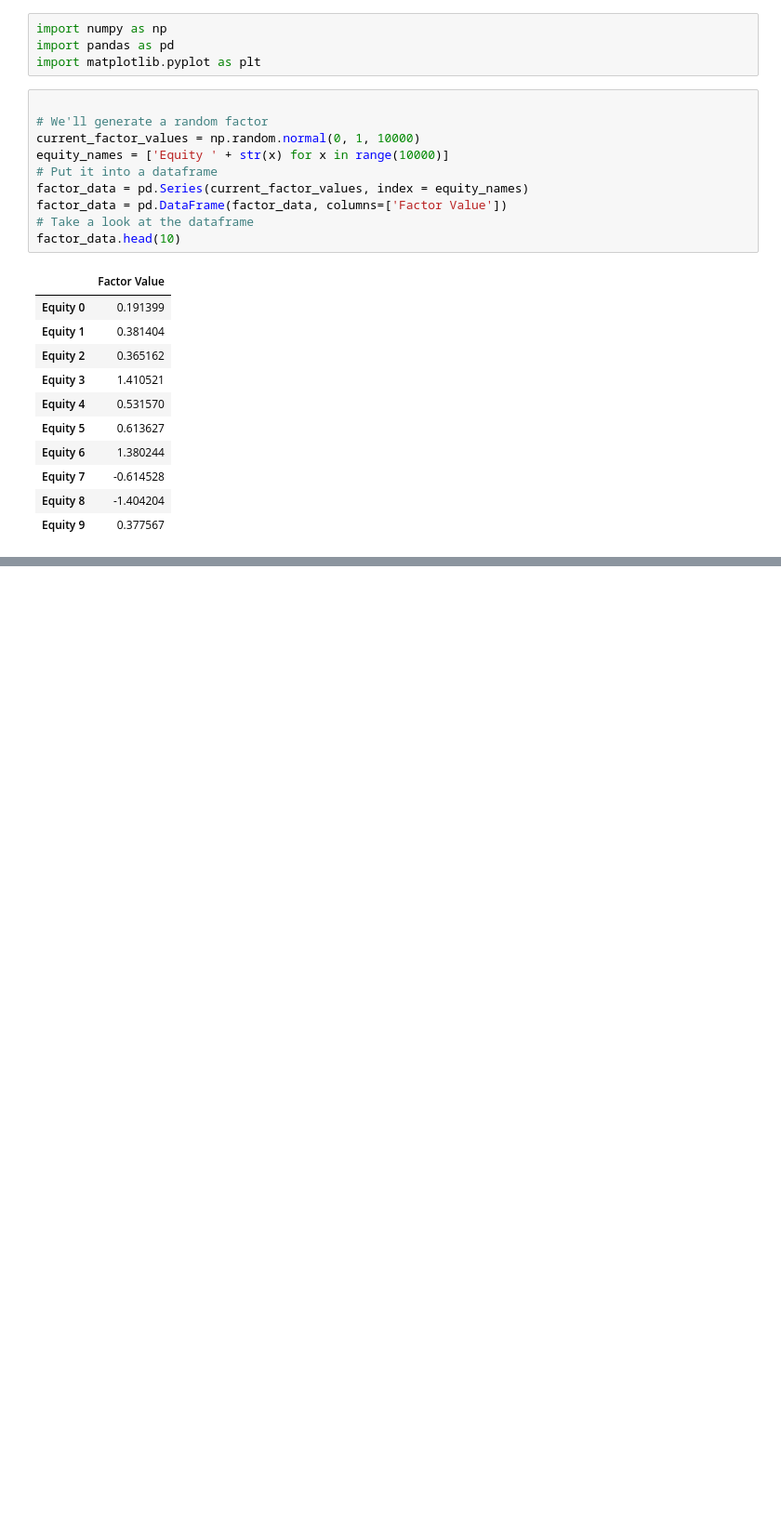
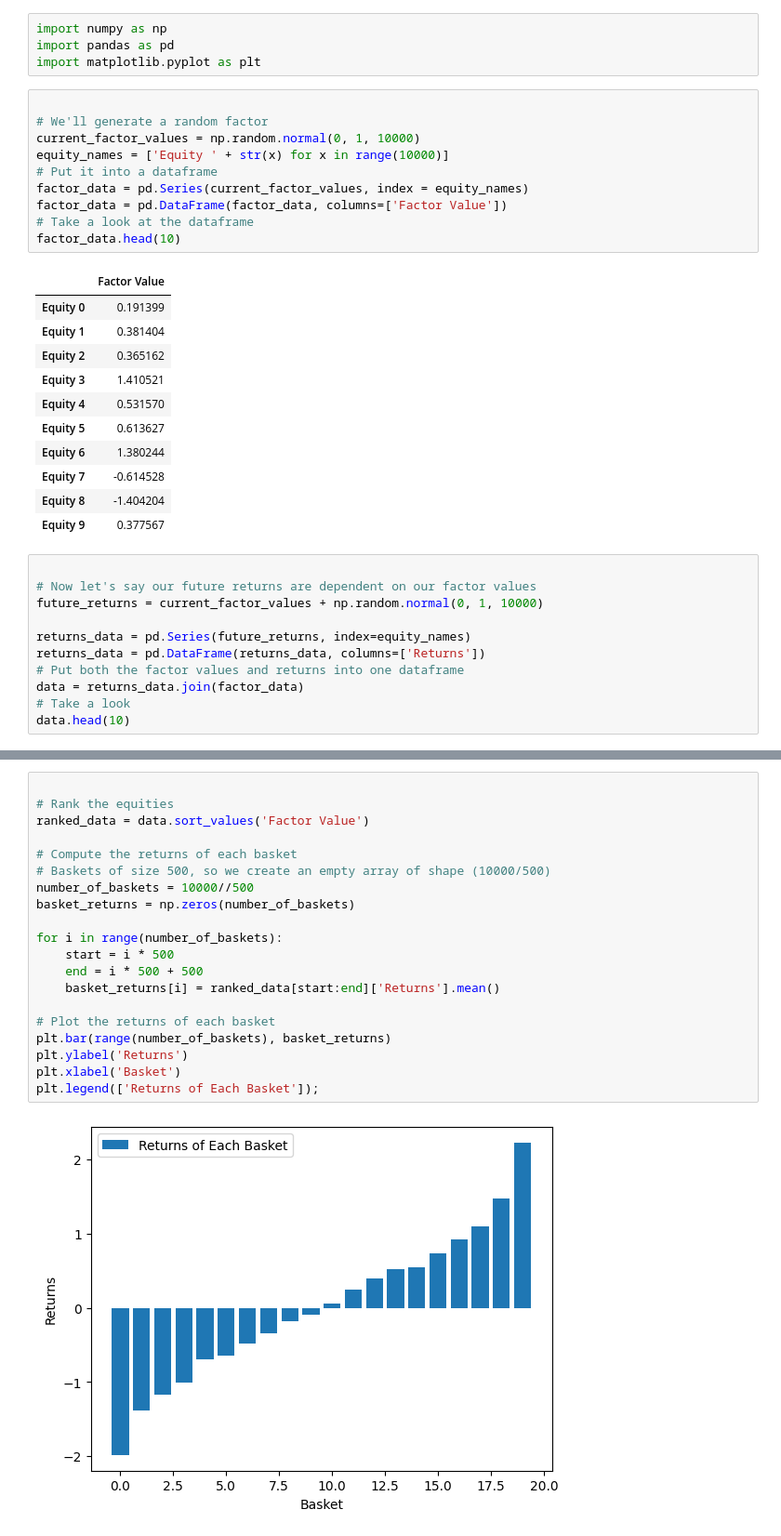
Before and after one commit to vivekgautamgv/Python-For-Finance, a Jupyter notebook: Long_Short_Strategies.ipynb, the cells around one changed output, grey strips where cells are left out. Shown at 93% size. Cells and saved outputs as stored; diff of their text form; blank space fills up the shorter version.

```diff
--- a/Long_Short_Strategies.ipynb
+++ b/Long_Short_Strategies.ipynb
@@ -39,3 +39,14 @@ factor_data.head(10)
 | Equity 7 | -0.614528 |
 | Equity 8 | -1.404204 |
 | Equity 9 | 0.377567 |
+# %%
+
+# Now let's say our future returns are dependent on our factor values
+future_returns = current_factor_values + np.random.normal(0, 1, 10000)
+
+returns_data = pd.Series(future_returns, index=equity_names)
+returns_data = pd.DataFrame(returns_data, columns=['Returns'])
+# Put both the factor values and returns into one dataframe
+data = returns_data.join(factor_data)
+# Take a look
+data.head(10)
@@ -41,0 +65,22 @@ factor_data.head(10)
+# %%
+
+# Rank the equities
+ranked_data = data.sort_values('Factor Value')
+
+# Compute the returns of each basket
+# Baskets of size 500, so we create an empty array of shape (10000/500)
+number_of_baskets = 10000//500
+basket_returns = np.zeros(number_of_baskets)
+
+for i in range(number_of_baskets):
+    start = i * 500
+    end = i * 500 + 500
+    basket_returns[i] = ranked_data[start:end]['Returns'].mean()
+
+# Plot the returns of each basket
+plt.bar(range(number_of_baskets), basket_returns)
+plt.ylabel('Returns')
+plt.xlabel('Basket')
+plt.legend(['Returns of Each Basket']);
+# %% [output]
+[figure, added]
```
Also changed, not shown: parts of 1 cell of this notebook.
